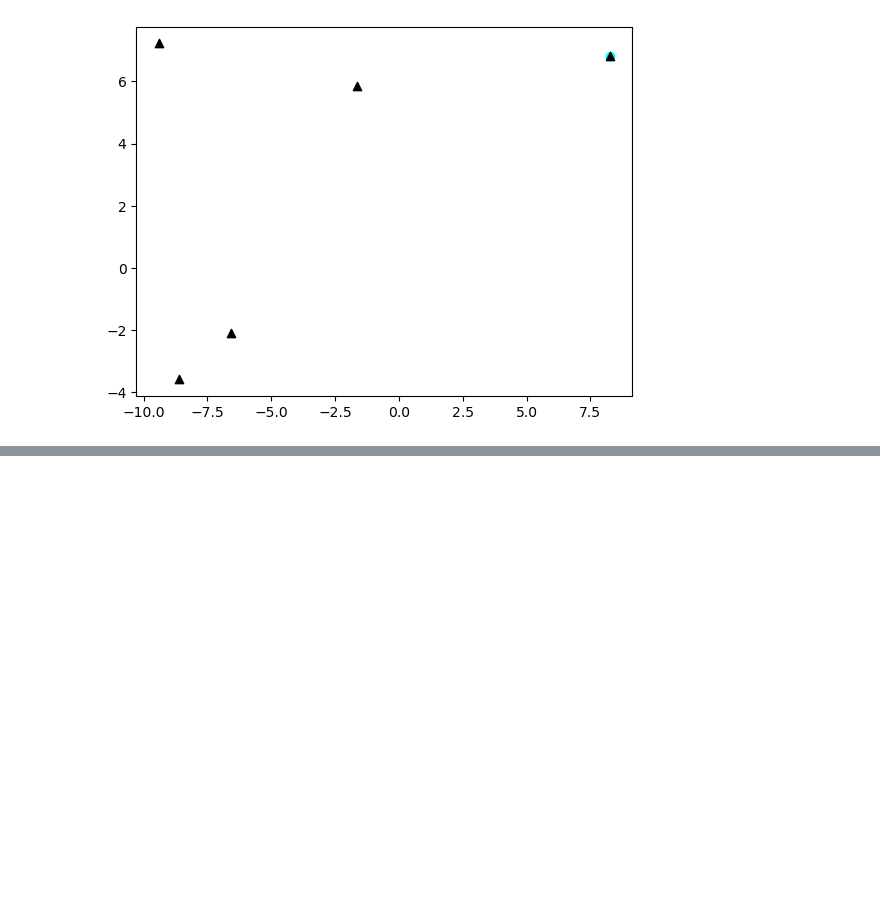
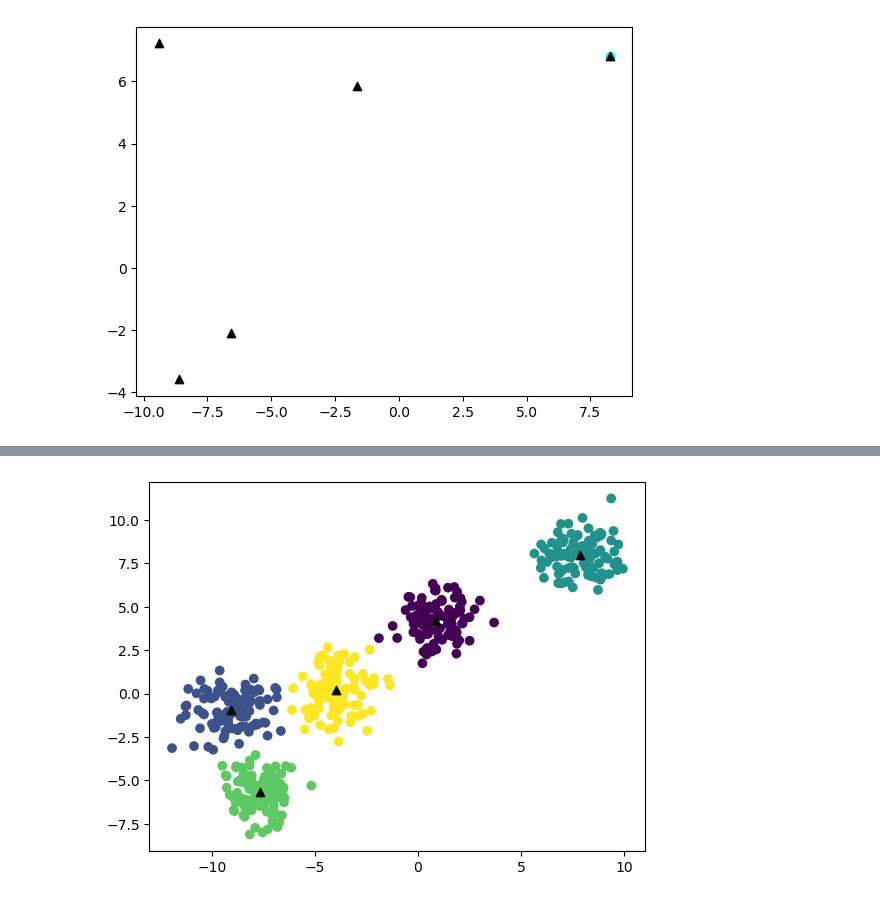
Before and after one commit to ArpitTripathi945/ML_Models_Scratch, a Jupyter notebook: K-Means.ipynb, the cells around one changed output, grey strips where cells are left out. Drawn from its saved outputs; the diff is of its cells as text; code cells hidden in the pictures; blank space fills up the shorter version.

```diff
--- a/K-Means.ipynb
+++ b/K-Means.ipynb
@@ -152,0 +157,6 @@ update_clusters()
+# %%
+from sklearn.cluster import KMeans
+km = KMeans(n_clusters=5)
+X,y = make_blobs(n_samples=500, n_features=2, centers=5, random_state=3)
+
+km.fit(X,y)
@@ -152,0 +165,5 @@ update_clusters()
+# %%
+centers = km.cluster_centers_
+labels = km.labels_
+print(len(labels))
+labels
@@ -152,0 +189,6 @@ update_clusters()
+# %%
+plt.scatter(X[:,0], X[:,1], c = labels)
+plt.scatter(centers[:,0], centers[:,1], c='black', marker = '^')
+plt.show()
+# %% [output]
+[figure, added]
```
Also changed, not shown: parts of 4 cells of this notebook.
